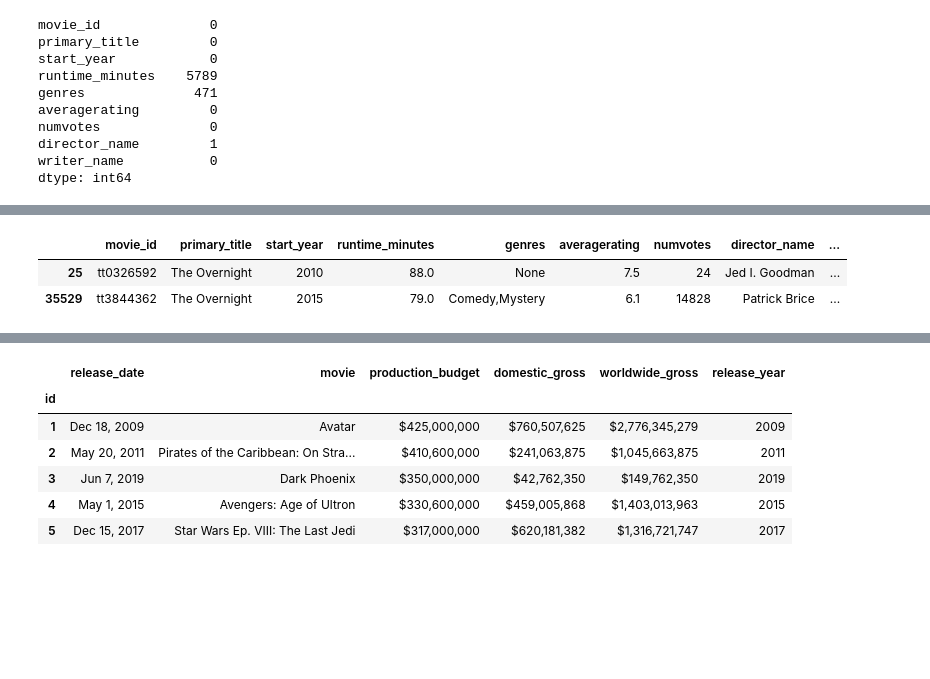
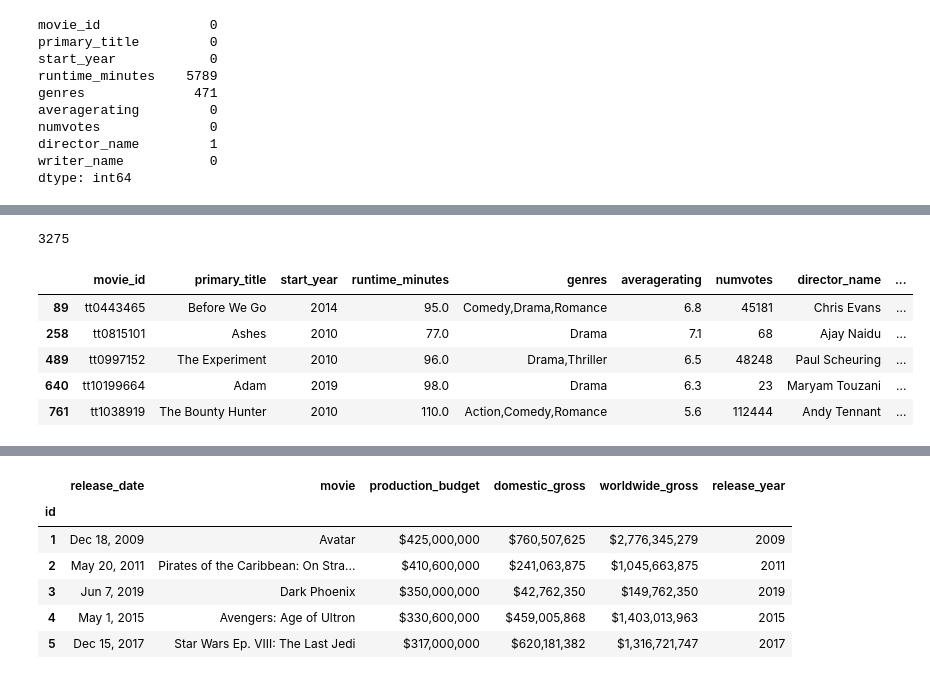
Before and after one commit to ThomasHChapman/p1_project, a Jupyter notebook: tom-working.ipynb, the cells around one changed output, grey strips where cells are left out. Saved outputs shown, nothing was run; the diff lists cells and outputs as text; code cells hidden in the pictures; blank space fills up the shorter version.

```diff
--- a/tom-working.ipynb
+++ b/tom-working.ipynb
@@ -223,6 +199,14 @@ memory usage: 4.8+ MB
-# %%
-df[df['primary_title'] == 'The Overnight']
-# %% [output]
-|  | movie_id | primary_title | start_year | runtime_minutes | genres | averagerating | numvotes | director_name | ... |
-| 25 | tt0326592 | The Overnight | 2010 | 88.0 | None | 7.5 | 24 | Jed I. Goodman | ... |
-| 35529 | tt3844362 | The Overnight | 2015 | 79.0 | Comedy,Mystery | 6.1 | 14828 | Patrick Brice | ... |
+# %%
+df['primary_title'].duplicated().sum()
+# %% [output]
+3275
+# %%
+df_dup = df.loc[df[['primary_title', 'start_year']].duplicated(keep=False) == True]
+df_dup.head()
+# %% [output]
+|  | movie_id | primary_title | start_year | runtime_minutes | genres | averagerating | numvotes | director_name | ... |
+| 89 | tt0443465 | Before We Go | 2014 | 95.0 | Comedy,Drama,Romance | 6.8 | 45181 | Chris Evans | ... |
+| 258 | tt0815101 | Ashes | 2010 | 77.0 | Drama | 7.1 | 68 | Ajay Naidu | ... |
+| 489 | tt0997152 | The Experiment | 2010 | 96.0 | Drama,Thriller | 6.5 | 48248 | Paul Scheuring | ... |
+| 640 | tt10199664 | Adam | 2019 | 98.0 | Drama | 6.3 | 23 | Maryam Touzani | ... |
+| 761 | tt1038919 | The Bounty Hunter | 2010 | 110.0 | Action,Comedy,Romance | 5.6 | 112444 | Andy Tennant | ... |
```
Also changed, not shown: parts of 37 cells of this notebook.
